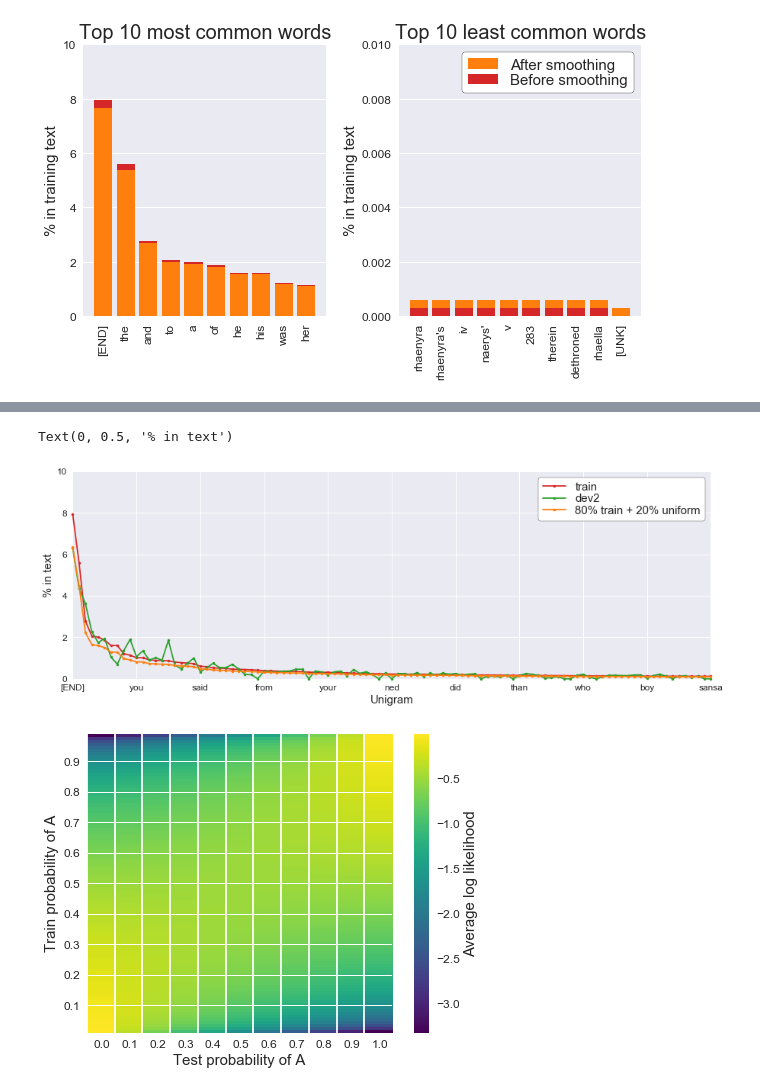
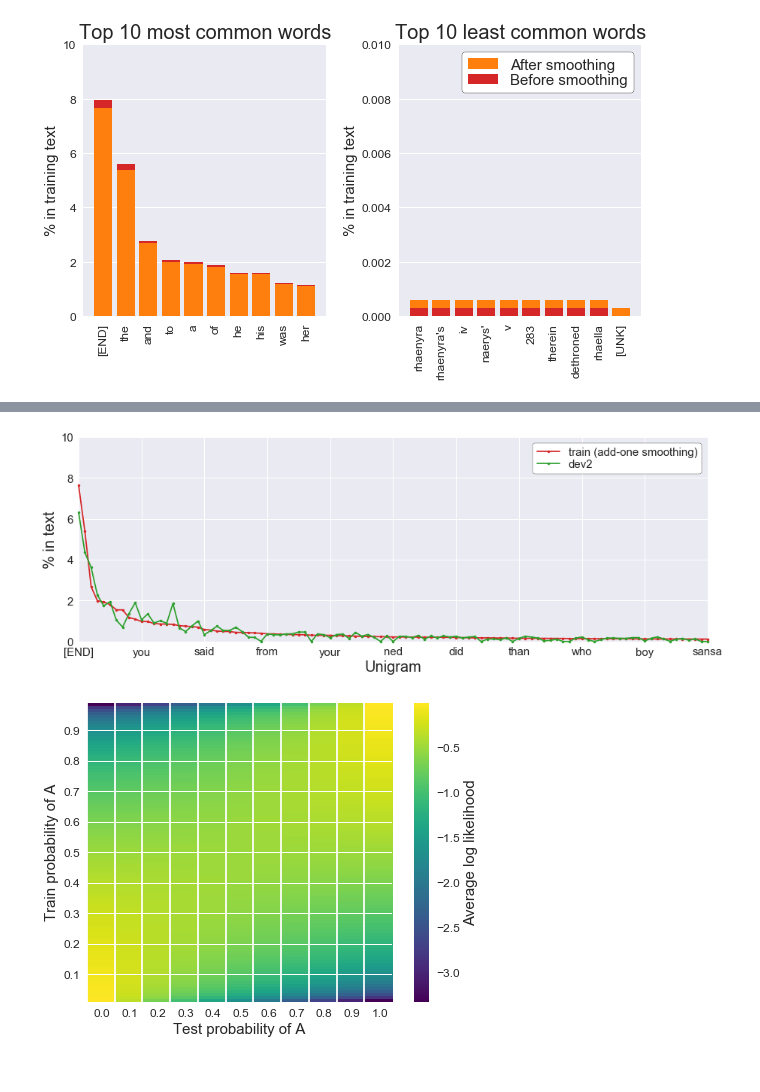
Before and after one commit to khanhnguyendata/ngram, a Jupyter notebook: analysis/part1.ipynb, the cells around one changed output, grey strips where cells are left out. Saved outputs shown, nothing was run; the diff lists cells and outputs as text; code cells hidden in the pictures.

```diff
--- a/analysis/part1.ipynb
+++ b/analysis/part1.ipynb
@@ -14,10 +14,10 @@ import matplotlib.pyplot as plt
 
 plt.style.use('seaborn')
 plt.rcParams['legend.numpoints'] = 1
-plt.rcParams['axes.labelsize'] = 15
+plt.rcParams['axes.labelsize'] = 20
 plt.rcParams['axes.titlesize'] = 20
-plt.rcParams['xtick.labelsize'] = 12
-plt.rcParams['ytick.labelsize'] = 12
+plt.rcParams['xtick.labelsize'] = 15
+plt.rcParams['ytick.labelsize'] = 15
 plt.rcParams['legend.fontsize'] = 10
 
 legend_opts = {
@@ -102,6 +127,6 @@ savefig(fig, 'smoothing_common_words.png')
 # %%
-train_model_unsmoothed = UnigramModel(train_counter)
-train_model_unsmoothed.train(k=0)
+train_model_smoothed = UnigramModel(train_counter)
+train_model_smoothed.train(k=1)
 
 dev1_model_unsmoothed = UnigramModel(dev1_counter)
 dev1_model_unsmoothed.train(k=0)
@@ -112,6 +137,6 @@ dev2_model_unsmoothed.train(k=0)
 sorted_train_unigrams = []
 sorted_train_unigram_percents = []
 
-for ngram, ngram_prob in sorted(train_model_unsmoothed.probs.items(), key=lambda item: item[1], reverse=True):
+for ngram, ngram_prob in sorted(train_model_smoothed.probs.items(), key=lambda item: item[1], reverse=True):
     sorted_train_unigrams.append(ngram)
     sorted_train_unigram_percents.append(ngram_prob*100)
@@ -136,25 +160,28 @@ for i, (unigram, train_percent, dev1_percent, smoothed_percent, dev2_percent) in
 # %%
 fig, ax = plt.subplots(figsize=(15, 5))
 xlim = 101
-ax.plot(np.array(sorted_train_unigram_percents[:xlim]), '.-', label='train', color='tab:red', clip_on=False)
-
+# ax.plot(np.array(sorted_train_unigram_percents[:xlim]), '.-', label='train (unsmoothed)', color='tab:red', clip_on=False)
+# ax.plot(np.array(train_80_20_unigram_percents[:xlim]), '.-', label='train (80% unigram + 20% uniform)', color='tab:orange', clip_on=False)
+ax.plot(np.array(sorted_train_unigram_percents[:xlim]), '.-', label='train (add-one smoothing)', color='tab:red', clip_on=False)
 # ax.plot(np.array(dev1_unigram_percents[:xlim]), '.-', label='dev1', color='tab:blue', clip_on=False)
 ax.plot(np.array(dev2_unigram_percents[:xlim]), '.-', label='dev2', color='tab:green', clip_on=False)
-ax.plot(np.array(smoothed_percents_80_20[:xlim]), '.-', label='80% train + 20% uniform', color='tab:orange', clip_on=False)
+# ax.plot([1/train_model.vocab_size]*xlim, '.-', label='uniform', color='tab:gray', clip_on=False)
+
 
 xticks = range(0, xlim+1, 10)
 xticklabels = np.array(sorted_train_unigrams)[xticks]
 ax.set_xticks(xticks)
 ax.set_xticklabels(xticklabels)
 
 ax.legend(**legend_opts)
 ax.set_xlim(0, xlim-1)
 ax.set_ylim(0, 10)
 ax.set_xlabel('Unigram')
 ax.set_ylabel('% in text')
+
+savefig(fig, 'train_vs_dev2.png')
 # %% [output]
-Text(0, 0.5, '% in text')
-[figure, old version]
+[figure, new version]
 # %%
 xs = np.arange(0, 1.1, 0.1)
 ys = np.arange(0.01, 1, 0.01)
```
Also changed, not shown: parts of 15 cells of this notebook, 11 other files.
